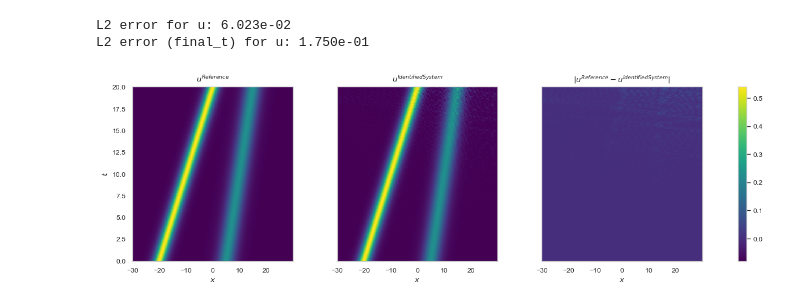
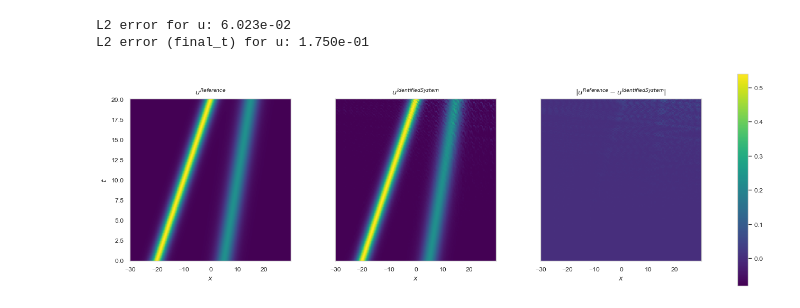
Before and after one commit to benedict-armstrong/PDEFind-Reconstructing-PDEs-from-data, a Jupyter notebook: pde2.ipynb, the cells around one changed output. Cells and saved outputs as stored; diff of their text form; code cells hidden in the pictures.

```diff
--- a/pde2.ipynb
+++ b/pde2.ipynb
@@ -80,10 +78,10 @@ L2 error (final_t) for u: 1.750e-01
 # %%
 ref_sol = np.stack([x, t, u], axis=-1)
 sol_plot = sol_plot = np.expand_dims(u_pred, axis=2)
 
-plot_2d(sol_plot, ref_sol, "figures/pde2_2d.png")
+plot_2d(sol_plot, ref_sol, "figures/pde2_2d.png", ratio=6/2)
 # %% [output]
-[figure, old version]
+[figure, new version]
 # %%
 plot_3d(sol_plot, ref_sol, "figures/pde2_3d.png")
 # %% [output]
```
Also changed, not shown: parts of 4 cells of this notebook, 6 other files.
